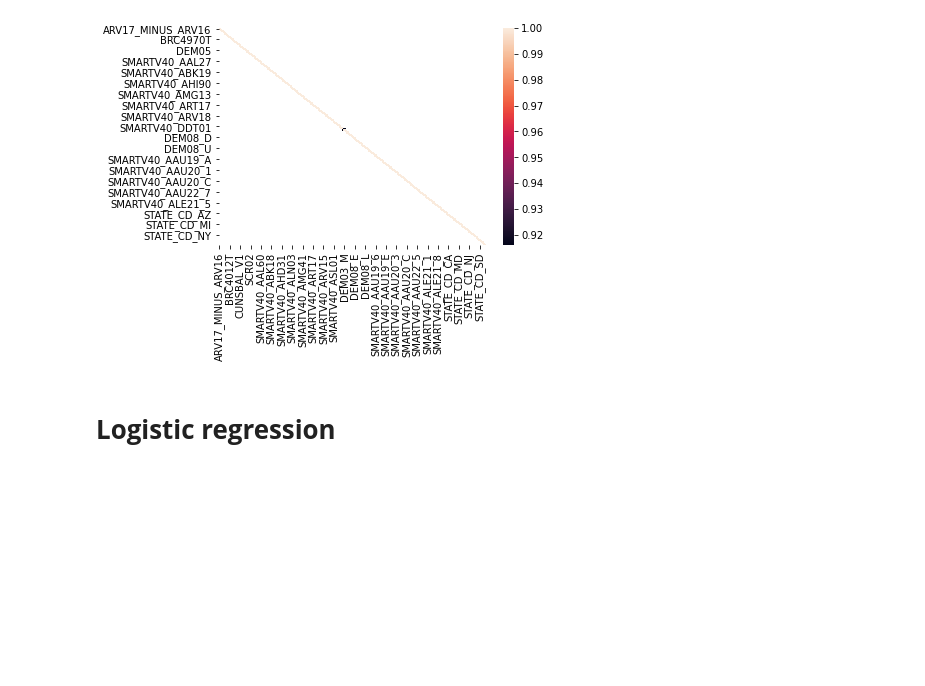
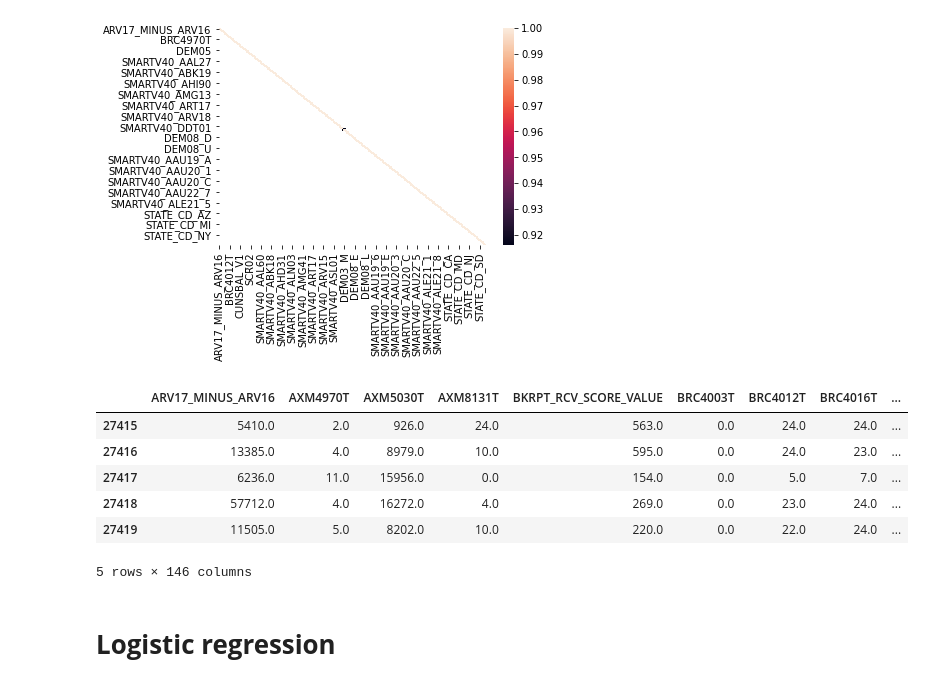
Before and after one commit to vlad-yeghiazaryan/BA_Group_Project_Sample_Data_Analysis, a Jupyter notebook: Group_Project_Sample_Data_Analysis.ipynb, the cells around one changed output. Drawn from its saved outputs; the diff is of its cells as text; code cells hidden in the pictures; blank space fills up the shorter version.

```diff
--- a/Group_Project_Sample_Data_Analysis.ipynb
+++ b/Group_Project_Sample_Data_Analysis.ipynb
@@ -445,6 +589,17 @@ Data Before
 [figure]
 Data After
 [figure]
+# %%
+# CHAID Split
+clean_data(data,cleanup_methods[8]).tail()
+# %% [output]
+|  | ARV17_MINUS_ARV16 | AXM4970T | AXM5030T | AXM8131T | BKRPT_RCV_SCORE_VALUE | BRC4003T | BRC4012T | BRC4016T | ... |
+| 27415 | 5410.0 | 2.0 | 926.0 | 24.0 | 563.0 | 0.0 | 24.0 | 24.0 | ... |
+| 27416 | 13385.0 | 4.0 | 8979.0 | 10.0 | 595.0 | 0.0 | 24.0 | 23.0 | ... |
+| 27417 | 6236.0 | 11.0 | 15956.0 | 0.0 | 154.0 | 0.0 | 5.0 | 7.0 | ... |
+| 27418 | 57712.0 | 4.0 | 16272.0 | 4.0 | 269.0 | 0.0 | 23.0 | 24.0 | ... |
+| 27419 | 11505.0 | 5.0 | 8202.0 | 10.0 | 220.0 | 0.0 | 22.0 | 24.0 | ... |
+5 rows × 146 columns
 # %% [markdown]
 # **Logistic regression**
 # %%
```
Also changed, not shown: parts of 20 cells of this notebook.
